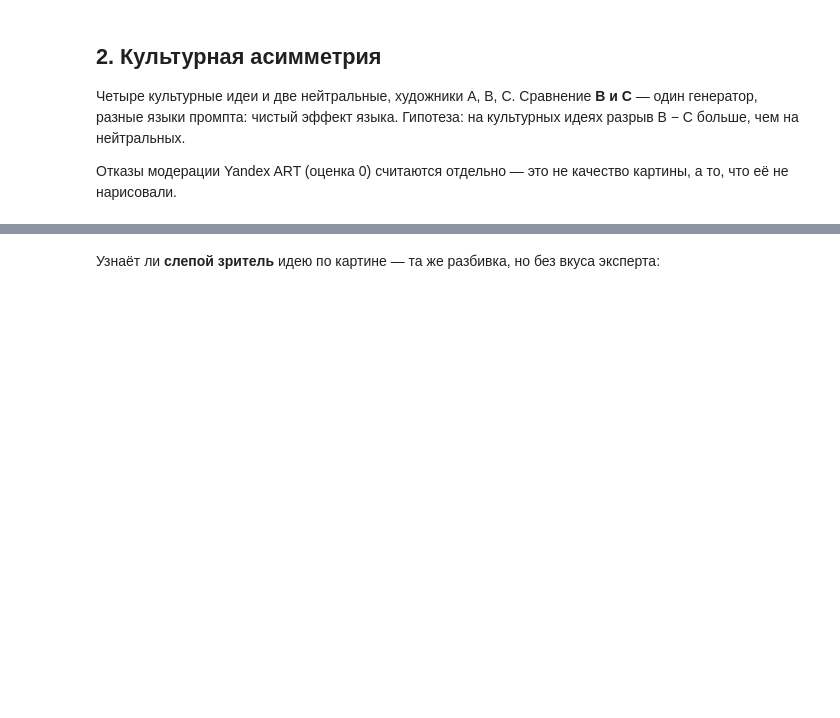
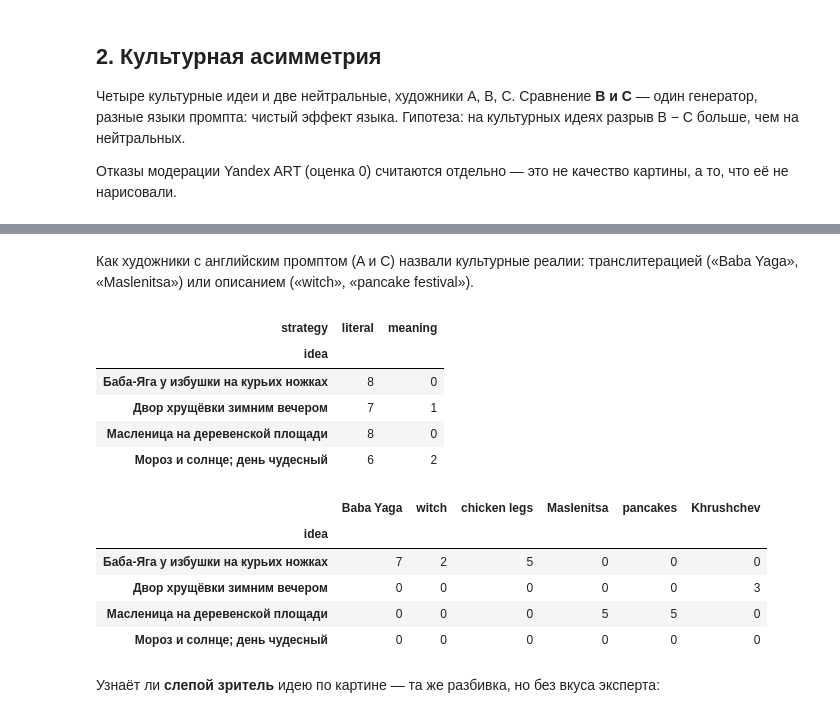
Before and after one commit to MaksHarunzhin/Agent-Artist, a Jupyter notebook: Agent_Artist.ipynb, the cells around one changed output, grey strips where cells are left out. Cells and saved outputs as stored; diff of their text form; code cells hidden in the pictures; blank space fills up the shorter version.

```diff
--- a/Agent_Artist.ipynb
+++ b/Agent_Artist.ipynb
@@ -173,3 +177,30 @@ if not culture.empty:
+# %% [markdown]
+Как художники с английским промптом (A и C) назвали культурные реалии: транслитерацией
+(«Baba Yaga», «Maslenitsa») или описанием («witch», «pancake festival»).
+# %%
+culture_translation = analysis.translation_frame([CULTURE])
+if culture_translation.empty:
+    print("Нет translation.json — запустите: agent-artist-experiment translation runs/culture")
+else:
+    display(culture_translation.pivot_table(index="idea", columns="strategy", values="prompt",
+                                            aggfunc="count", fill_value=0))
+    terms = {"Baba Yaga": r"baba[ -]?yaga", "witch": r"\bwitch", "chicken legs": r"chicken[- ]legs",
+             "Maslenitsa": r"maslenitsa", "pancakes": r"pancake|blini", "Khrushchev": r"khrushch"}
+    display(pd.DataFrame({name: culture_translation.groupby("idea").prompt.apply(
+        lambda prompts: int(prompts.str.contains(rx, case=False, regex=True).sum())) for name, rx in terms.items()}))
+# %% [output]
+| strategy | literal | meaning |
+| idea |  |  |
+| Баба-Яга у избушки на курьих ножках | 8 | 0 |
+| Двор хрущёвки зимним вечером | 7 | 1 |
+| Масленица на деревенской площади | 8 | 0 |
+| Мороз и солнце; день чудесный | 6 | 2 |
+|  | Baba Yaga | witch | chicken legs | Maslenitsa | pancakes | Khrushchev |
+| idea |  |  |  |  |  |  |
+| Баба-Яга у избушки на курьих ножках | 7 | 2 | 5 | 0 | 0 | 0 |
+| Двор хрущёвки зимним вечером | 0 | 0 | 0 | 0 | 0 | 3 |
+| Масленица на деревенской площади | 0 | 0 | 0 | 5 | 5 | 0 |
+| Мороз и солнце; день чудесный | 0 | 0 | 0 | 0 | 0 | 0 |
 # %% [markdown]
 Узнаёт ли **слепой зритель** идею по картине — та же разбивка, но без вкуса эксперта:
 # %%
```
Also changed, not shown: parts of 14 cells of this notebook.
